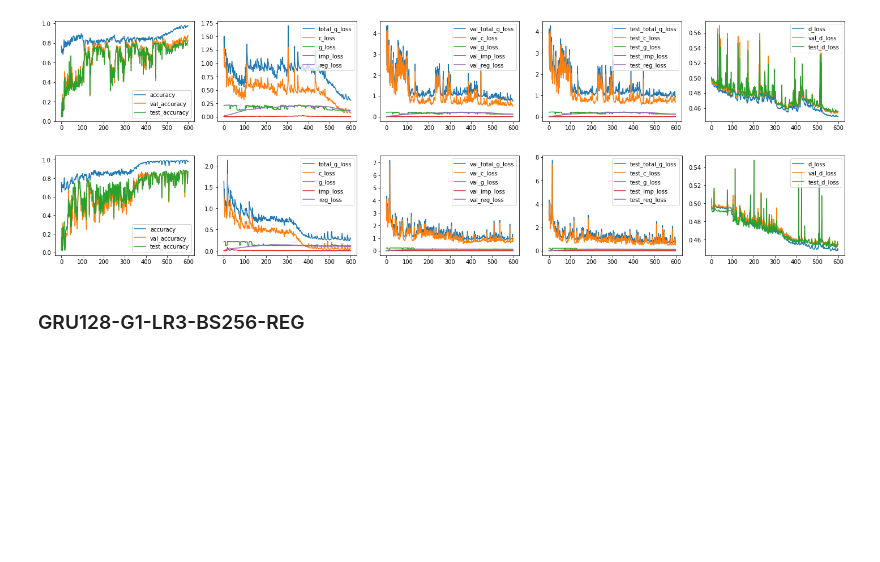
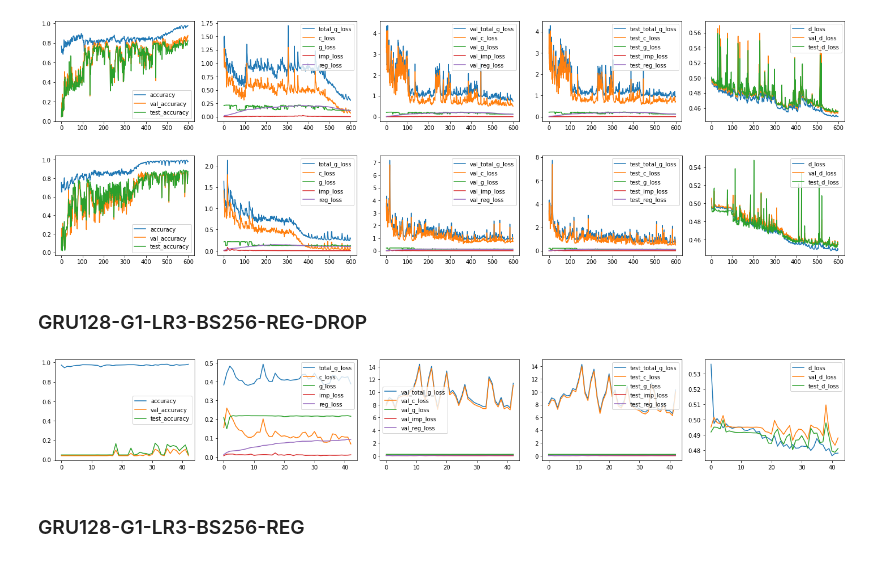
Before and after one commit to dnldsht/AJ-RNN, a Jupyter notebook: res.ipynb, the cells around one changed output. Saved outputs shown, nothing was run; the diff lists cells and outputs as text; code cells hidden in the pictures; blank space fills up the shorter version.

Commit message:
test: week 48

```diff
--- a/res.ipynb
+++ b/res.ipynb
@@ -103,6 +103,12 @@ plot_all(get_metrics('results/week48/GRU128-G1-LR3-BS256/seed196')) # imac
 plot_all(get_metrics('results/week48/GRU128-G1-LR3-BS256-REG-DROP/seed89')) # imac
 # %% [output]
 [figure]
+# %% [markdown]
+### GRU128-G1-LR3-BS256-REG-DROP
+# %%
+plot_all(get_metrics('results/week48/GRU128-G1-LR3-BS32-REG-DROP/seed89')) # imac
+# %% [output]
+[figure, added]
 # %% [markdown]
 ### GRU128-G1-LR3-BS256-REG
 # %%
```
Also changed, not shown: parts of 1 cell of this notebook, 2 other files.
